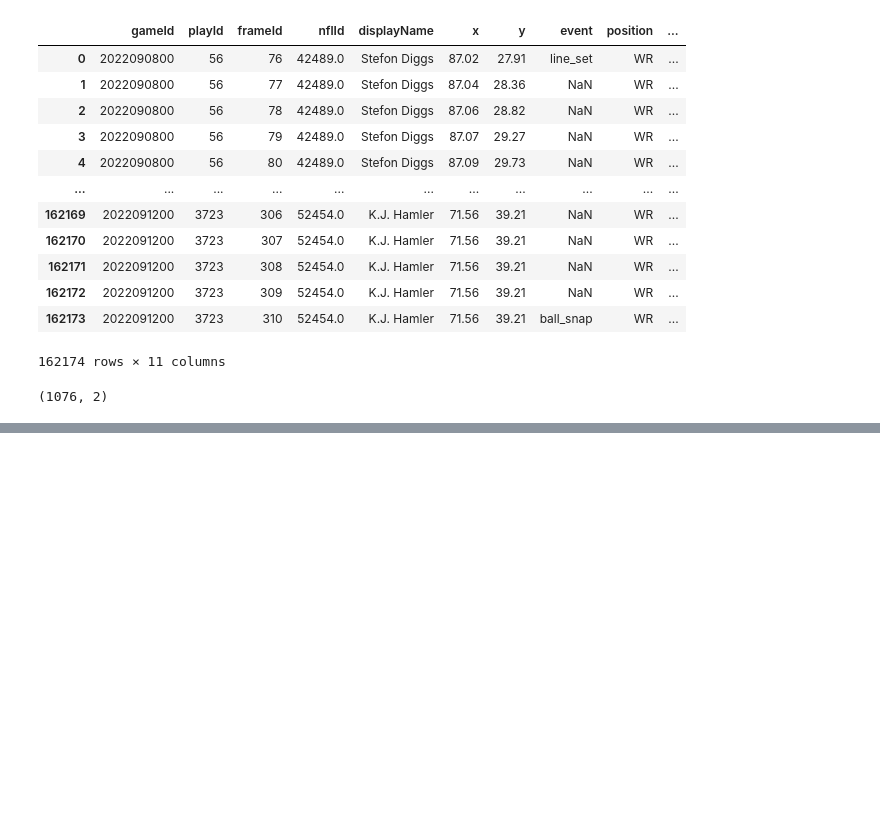
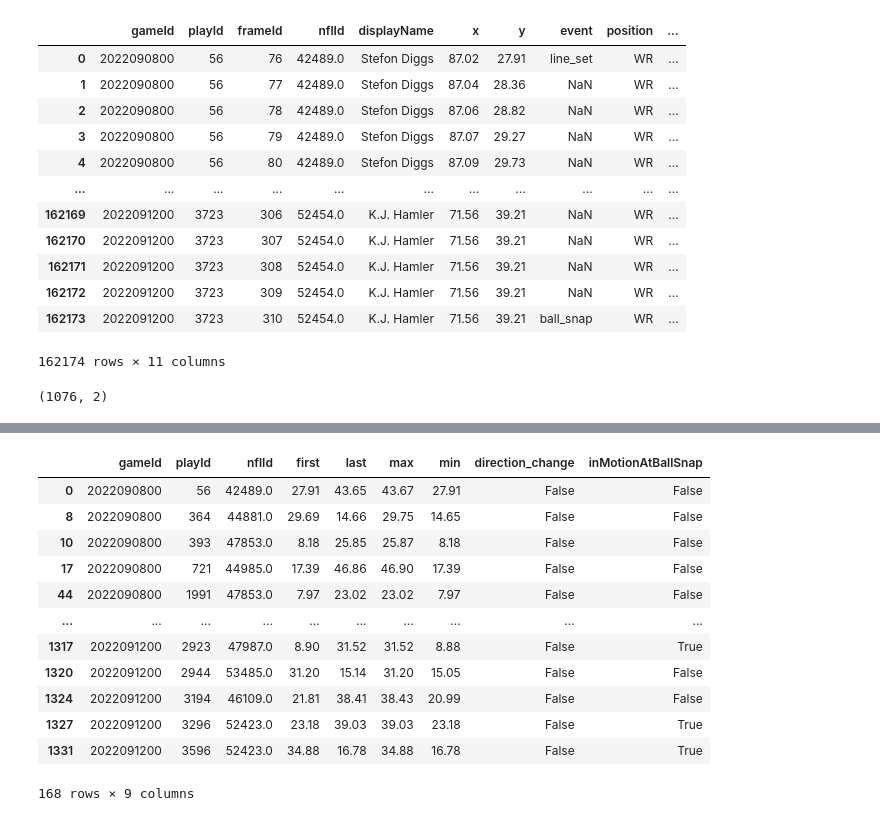
Before and after one commit to rohitbh7/nfl, a Jupyter notebook: clusteringmotion.ipynb, the cells around one changed output, grey strips where cells are left out. Drawn from its saved outputs; the diff is of its cells as text; code cells hidden in the pictures; blank space fills up the shorter version.

```diff
--- a/clusteringmotion.ipynb
+++ b/clusteringmotion.ipynb
@@ -144,0 +213,16 @@ filtered_df[['gameId','playId']].drop_duplicates().shape
+# %%
+motionstats[abs(motionstats['first']-motionstats['last']) > 15]
+# %% [output]
+|  | gameId | playId | nflId | first | last | max | min | direction_change | inMotionAtBallSnap |
+| 0 | 2022090800 | 56 | 42489.0 | 27.91 | 43.65 | 43.67 | 27.91 | False | False |
+| 8 | 2022090800 | 364 | 44881.0 | 29.69 | 14.66 | 29.75 | 14.65 | False | False |
+| 10 | 2022090800 | 393 | 47853.0 | 8.18 | 25.85 | 25.87 | 8.18 | False | False |
+| 17 | 2022090800 | 721 | 44985.0 | 17.39 | 46.86 | 46.90 | 17.39 | False | False |
+| 44 | 2022090800 | 1991 | 47853.0 | 7.97 | 23.02 | 23.02 | 7.97 | False | False |
+| ... | ... | ... | ... | ... | ... | ... | ... | ... | ... |
+| 1317 | 2022091200 | 2923 | 47987.0 | 8.90 | 31.52 | 31.52 | 8.88 | False | True |
+| 1320 | 2022091200 | 2944 | 53485.0 | 31.20 | 15.14 | 31.20 | 15.05 | False | False |
+| 1324 | 2022091200 | 3194 | 46109.0 | 21.81 | 38.41 | 38.43 | 20.99 | False | False |
+| 1327 | 2022091200 | 3296 | 52423.0 | 23.18 | 39.03 | 39.03 | 23.18 | False | True |
+| 1331 | 2022091200 | 3596 | 52423.0 | 34.88 | 16.78 | 34.88 | 16.78 | False | True |
+168 rows × 9 columns
```
Also changed, not shown: parts of 8 cells of this notebook.
